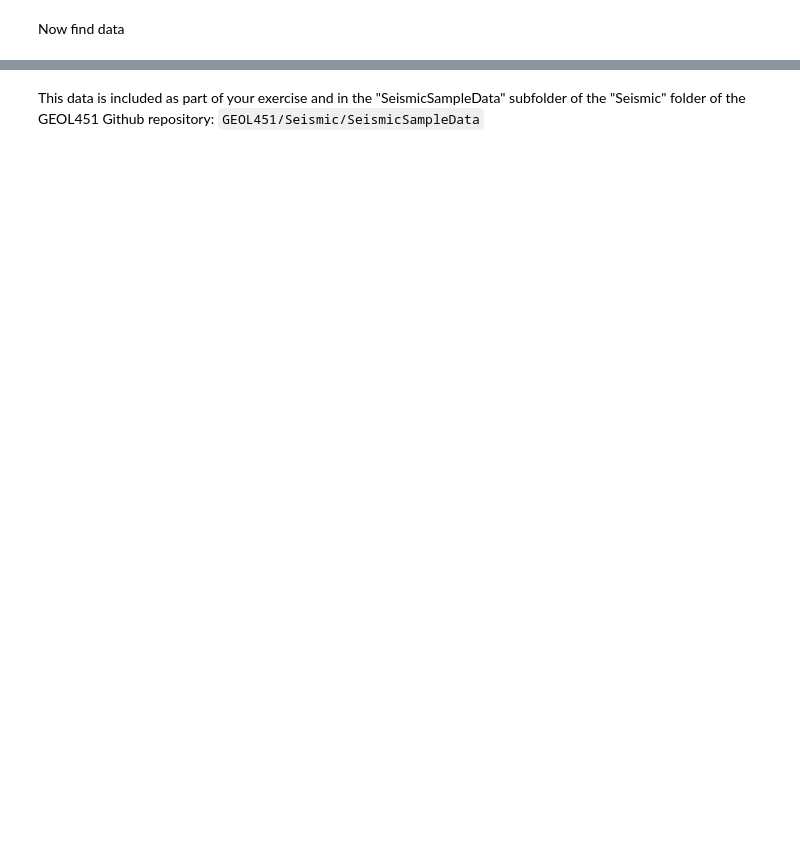
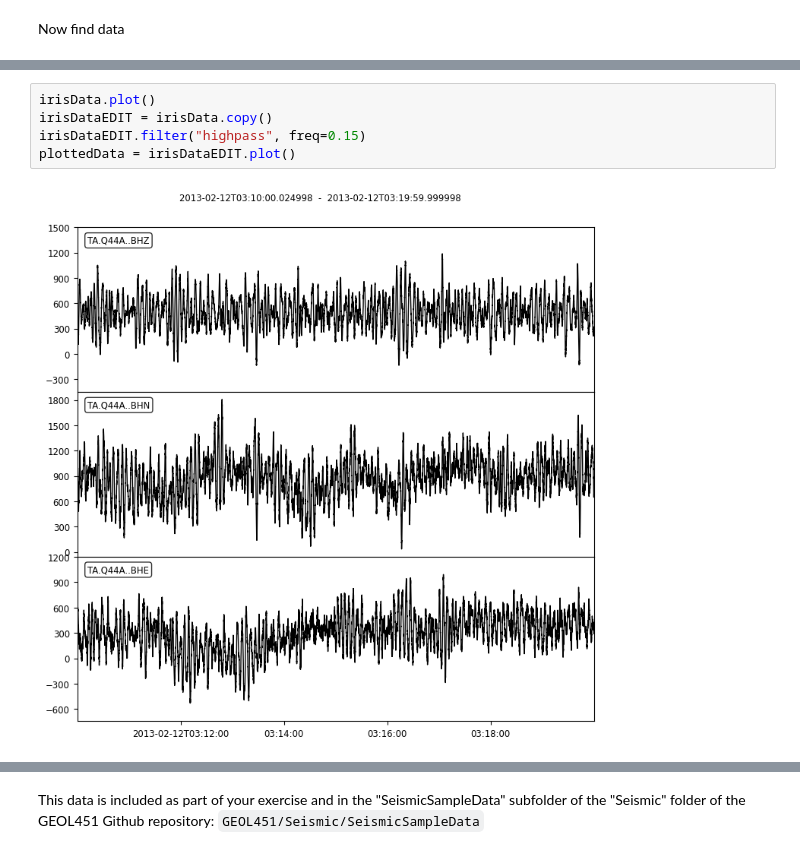
Before and after one commit to RJbalikian/GEOL451, a Jupyter notebook: Seismic/GEOL451_SeismicHVSR.ipynb, the cells around one changed output, grey strips where cells are left out. Cells and saved outputs as stored; diff of their text form; blank space fills up the shorter version.

```diff
--- a/Seismic/GEOL451_SeismicHVSR.ipynb
+++ b/Seismic/GEOL451_SeismicHVSR.ipynb
@@ -400,0 +492,7 @@ all webservices.
+# %%
+irisData.plot()
+irisDataEDIT = irisData.copy()
+irisDataEDIT.filter("highpass", freq=0.15)
+plottedData = irisDataEDIT.plot()
+# %% [output]
+[figure, added]
```
Also changed, not shown: parts of 26 cells of this notebook.
